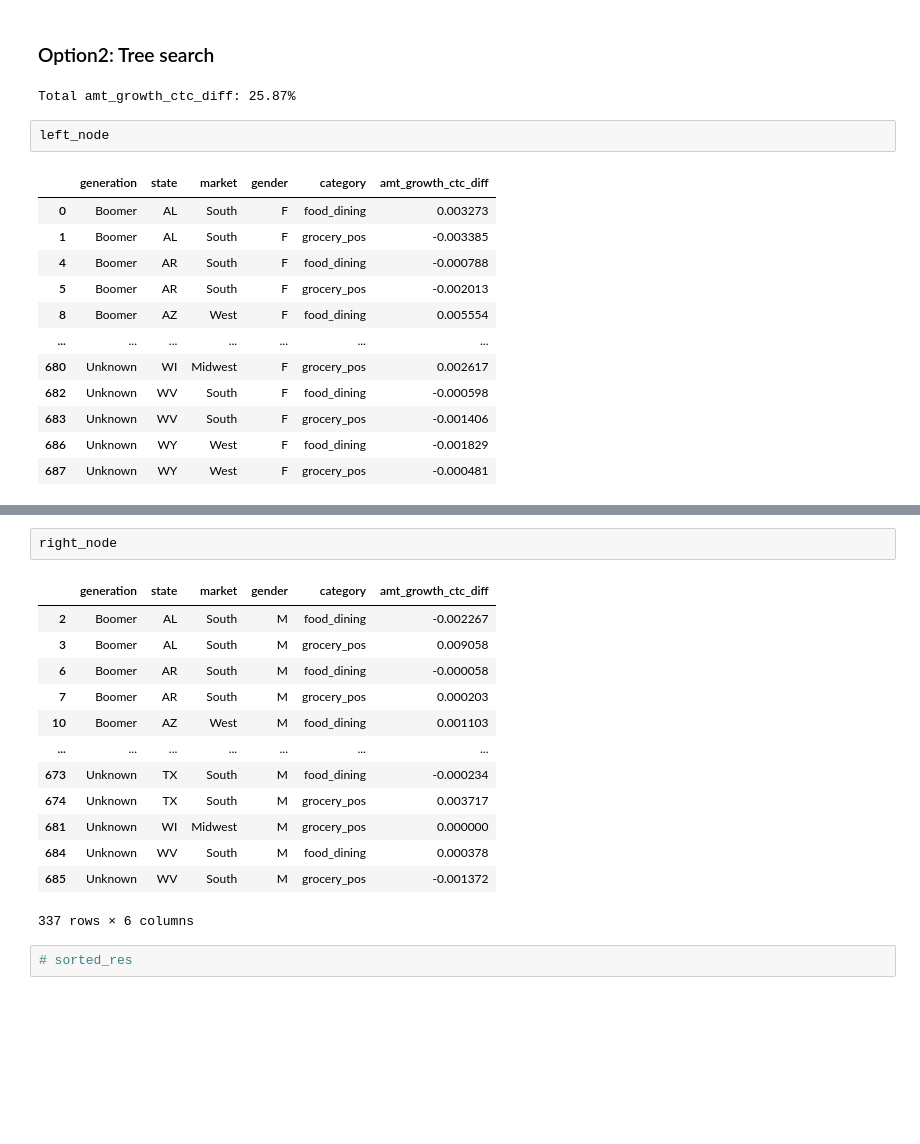
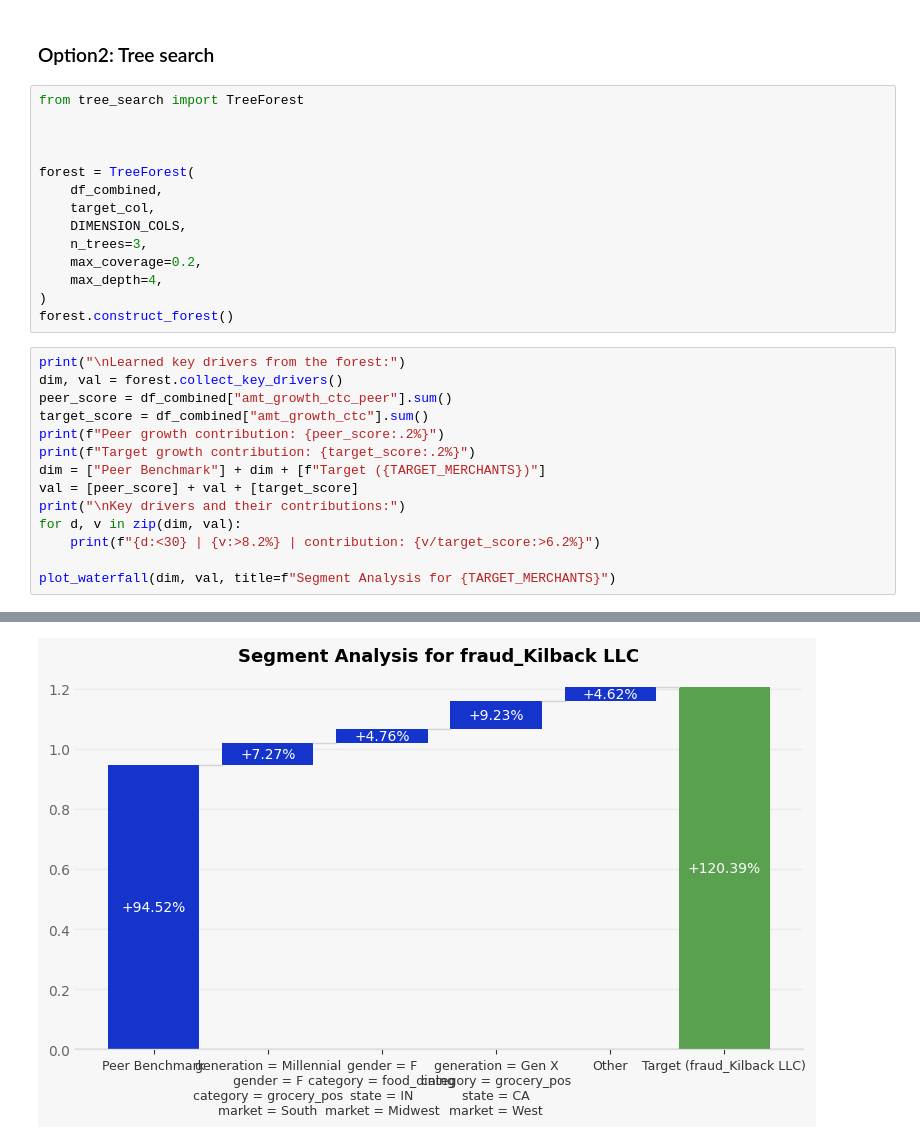
Before and after one commit to Yanxin-Ye/competency-intelligence, a Jupyter notebook: src/segment_analysis/segment_analysis.ipynb, the cells around one changed output, grey strips where cells are left out. Drawn from its saved outputs; the diff is of its cells as text; blank space fills up the shorter version.

Commit message:
Finalize the forest structure and print out the results

```diff
--- a/src/segment_analysis/segment_analysis.ipynb
+++ b/src/segment_analysis/segment_analysis.ipynb
@@ -63,20 +63,31 @@ To maintain tractability, we can cap the interaction depth (e.g., *k ≤ 3*), tr
 # %% [markdown]
 ### Option2: Tree search
 # %%
+from tree_search import TreeForest
+
+
+
+forest = TreeForest(
+    df_combined,
+    target_col,
+    DIMENSION_COLS,
+    n_trees=3,
+    max_coverage=0.2,
+    max_depth=4,
+)
+forest.construct_forest()
-# %% [output]
-Total amt_growth_ctc_diff: 25.87%
 # %%
-left_node
+print("\nLearned key drivers from the forest:")
+dim, val = forest.collect_key_drivers()
+peer_score = df_combined["amt_growth_ctc_peer"].sum()
+target_score = df_combined["amt_growth_ctc"].sum()
+print(f"Peer growth contribution: {peer_score:.2%}")
+print(f"Target growth contribution: {target_score:.2%}")
+dim = ["Peer Benchmark"] + dim + [f"Target ({TARGET_MERCHANTS})"]
+val = [peer_score] + val + [target_score]
+print("\nKey drivers and their contributions:")
+for d, v in zip(dim, val):
+    print(f"{d:<30} | {v:>8.2%} | contribution: {v/target_score:>6.2%}")
+
+plot_waterfall(dim, val, title=f"Segment Analysis for {TARGET_MERCHANTS}")
 # %% [output]
-|  | generation | state | market | gender | category | amt_growth_ctc_diff |
-| 0 | Boomer | AL | South | F | food_dining | 0.003273 |
-| 1 | Boomer | AL | South | F | grocery_pos | -0.003385 |
-| 4 | Boomer | AR | South | F | food_dining | -0.000788 |
-| 5 | Boomer | AR | South | F | grocery_pos | -0.002013 |
-| 8 | Boomer | AZ | West | F | food_dining | 0.005554 |
-| ... | ... | ... | ... | ... | ... | ... |
-| 680 | Unknown | WI | Midwest | F | grocery_pos | 0.002617 |
-| 682 | Unknown | WV | South | F | food_dining | -0.000598 |
-| 683 | Unknown | WV | South | F | grocery_pos | -0.001406 |
-| 686 | Unknown | WY | West | F | food_dining | -0.001829 |
-| 687 | Unknown | WY | West | F | grocery_pos | -0.000481 |
@@ -84,18 +105 @@ left_node
+[figure, added]
-# %%
-right_node
-# %% [output]
-|  | generation | state | market | gender | category | amt_growth_ctc_diff |
-| 2 | Boomer | AL | South | M | food_dining | -0.002267 |
-| 3 | Boomer | AL | South | M | grocery_pos | 0.009058 |
-| 6 | Boomer | AR | South | M | food_dining | -0.000058 |
-| 7 | Boomer | AR | South | M | grocery_pos | 0.000203 |
-| 10 | Boomer | AZ | West | M | food_dining | 0.001103 |
-| ... | ... | ... | ... | ... | ... | ... |
-| 673 | Unknown | TX | South | M | food_dining | -0.000234 |
-| 674 | Unknown | TX | South | M | grocery_pos | 0.003717 |
-| 681 | Unknown | WI | Midwest | M | grocery_pos | 0.000000 |
-| 684 | Unknown | WV | South | M | food_dining | 0.000378 |
-| 685 | Unknown | WV | South | M | grocery_pos | -0.001372 |
-337 rows × 6 columns
-# %%
-# sorted_res
```
Also changed, not shown: parts of 3 cells of this notebook, 3 other files.
